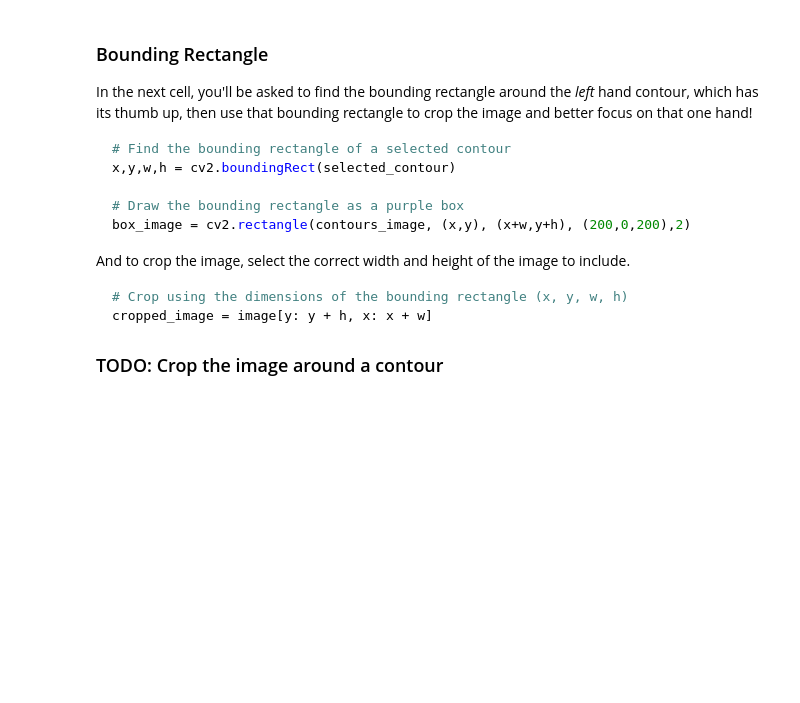
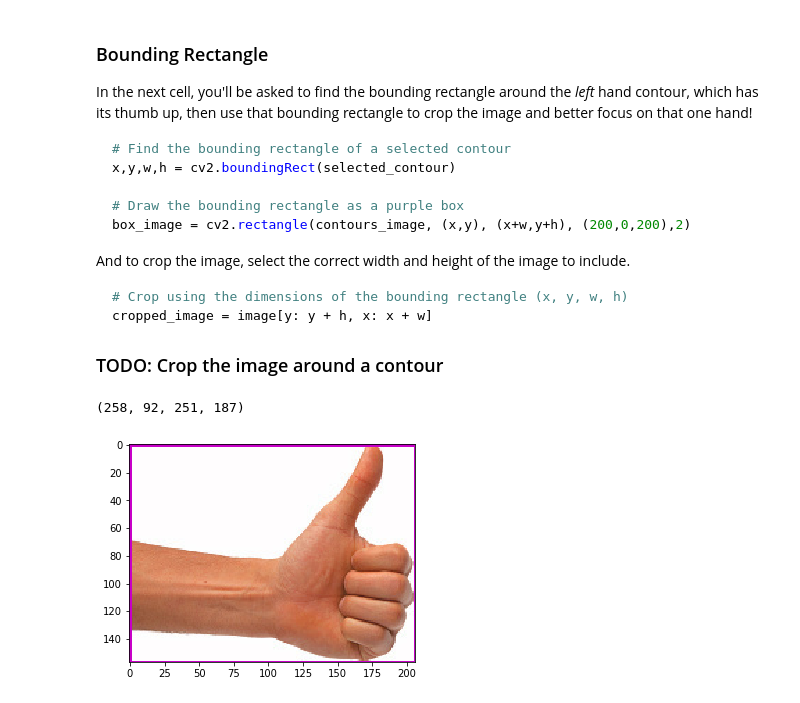
Before and after one commit to bwassim/CVND_Exercises, a Jupyter notebook: 1_3_Types_of_Features_Image_Segmentation/2. Contour detection and features.ipynb, the cells around one changed output. Drawn from its saved outputs; the diff is of its cells as text; code cells hidden in the pictures; blank space fills up the shorter version.

````diff
--- a/1_3_Types_of_Features_Image_Segmentation/2. Contour detection and features.ipynb
+++ b/1_3_Types_of_Features_Image_Segmentation/2. Contour detection and features.ipynb
@@ -112,34 +122,46 @@ cropped_image = image[y: y + h, x: x + w]
 ```
 
 ### TODO: Crop the image around a contour
+# %%
+x,y,w,h = cv2.boundingRect(contours[0])
+x,y,w,h
+# %% [output]
+(258, 92, 251, 187)
 # %%
 ## TODO: Complete this function so that
 ## it returns a new, cropped version of the original image
 def left_hand_crop(image, selected_contour):
     """
     Left hand crop
     :param image: the original image
     :param selectec_contour: the contour that will be used for cropping
     :return: cropped_image, the cropped image around the left hand
     """
 
     ## TODO: Detect the bounding rectangle of the left hand contour
+    x, y, w, h = cv2.boundingRect(selected_contour)
+
+    # Draw the bounding rectangle as a purple box
+    box_image = cv2.rectangle(image, (x,y), (x+w, y+h), (200,0,200), 2)
 
     ## TODO: Crop the image using the dimensions of the bounding rectangle
     # Make a copy of the image to crop
     cropped_image = np.copy(image)
+    cropped_image = image[y: y+h, x: x+w]
 
     return cropped_image
 
 
 ## TODO: Select the left hand contour from the list
 ## Replace this value
-selected_contour = None
+selected_contour = contours[1]
 
 
 # ---------------------------------------------------------- #
 # If you've selected a contour
 if(selected_contour is not None):
     # Call the crop function with that contour passed in as a parameter
     cropped_image = left_hand_crop(image, selected_contour)
     plt.imshow(cropped_image)
+# %% [output]
+[figure, added]
````
Also changed, not shown: parts of 3 cells of this notebook, 1 other file.
